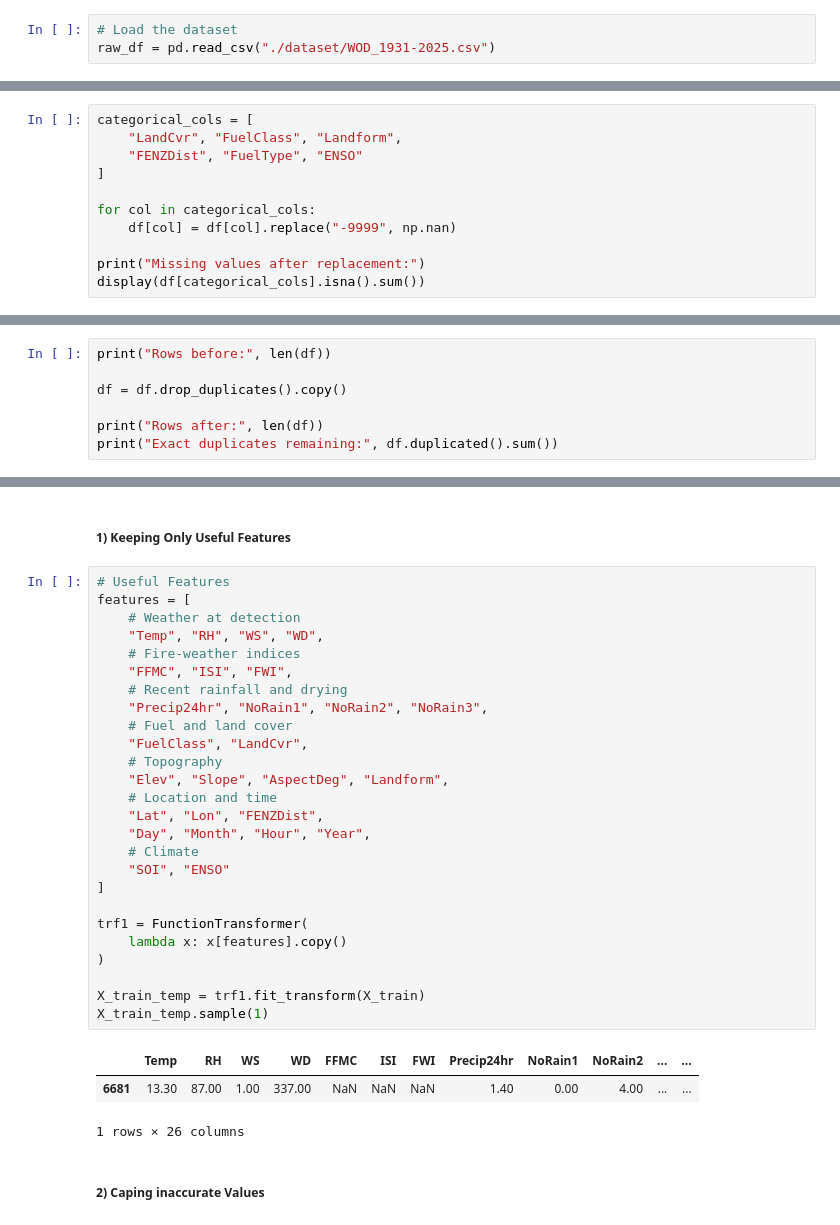
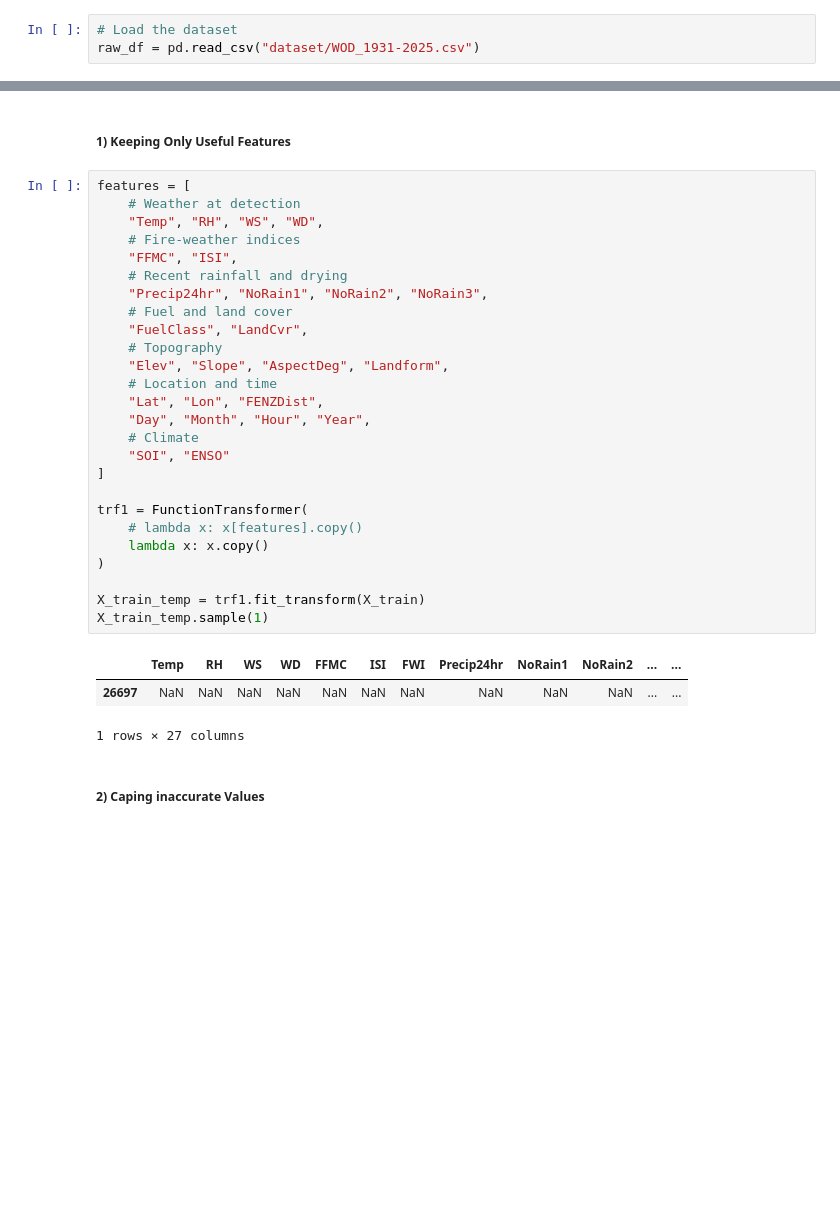
Before and after one commit to simran2104/wildfire-potential-prediction-at-ignition, a Jupyter notebook: wildfire-potential-prediction.ipynb, the cells around one changed output, grey strips where cells are left out. Drawn from its saved outputs; the diff is of its cells as text; blank space fills up the shorter version.

```diff
--- a/wildfire-potential-prediction.ipynb
+++ b/wildfire-potential-prediction.ipynb
@@ -6,7 +6,7 @@ import seaborn as sns
 import scipy.stats as stats
 # %%
 # Load the dataset
-raw_df = pd.read_csv("./dataset/WOD_1931-2025.csv")
+raw_df = pd.read_csv("dataset/WOD_1931-2025.csv")
 # %% [markdown]
 #### Initial Data Understanding
 # %%
@@ -1225,11 +691,0 @@ ENSO: 43
-# %%
-categorical_cols = [
-    "LandCvr", "FuelClass", "Landform",
-    "FENZDist", "FuelType", "ENSO"
-]
-
-for col in categorical_cols:
-    df[col] = df[col].replace("-9999", np.nan)
-
-print("Missing values after replacement:")
-display(df[categorical_cols].isna().sum())
@@ -1364,7 +691,0 @@ df[df.duplicated(keep=False)].sort_values(by=["Year", "Month", "Day"])
-# %%
-print("Rows before:", len(df))
-
-df = df.drop_duplicates().copy()
-
-print("Rows after:", len(df))
-print("Exact duplicates remaining:", df.duplicated().sum())
@@ -1414,35 +722,35 @@ from sklearn.preprocessing import FunctionTransformer
 # %% [markdown]
 ##### 1) Keeping Only Useful Features
 # %%
-# Useful Features
 features = [
     # Weather at detection
     "Temp", "RH", "WS", "WD",
     # Fire-weather indices
-    "FFMC", "ISI", "FWI",
+    "FFMC", "ISI",
     # Recent rainfall and drying
     "Precip24hr", "NoRain1", "NoRain2", "NoRain3",
     # Fuel and land cover
     "FuelClass", "LandCvr",
     # Topography
     "Elev", "Slope", "AspectDeg", "Landform",
     # Location and time
     "Lat", "Lon", "FENZDist",
     "Day", "Month", "Hour", "Year",
     # Climate
     "SOI", "ENSO"
 ]
 
 trf1 = FunctionTransformer(
-    lambda x: x[features].copy()
+    # lambda x: x[features].copy()
+    lambda x: x.copy()
 )
 
 X_train_temp = trf1.fit_transform(X_train)
 X_train_temp.sample(1)
 # %% [output]
 |  | Temp | RH | WS | WD | FFMC | ISI | FWI | Precip24hr | NoRain1 | NoRain2 | ... | ... |
-| 6681 | 13.30 | 87.00 | 1.00 | 337.00 | NaN | NaN | NaN | 1.40 | 0.00 | 4.00 | ... | ... |
+| 26697 | NaN | NaN | NaN | NaN | NaN | NaN | NaN | NaN | NaN | NaN | ... | ... |
-1 rows × 26 columns
+1 rows × 27 columns
 # %% [markdown]
 ##### 2) Caping inaccurate Values
 # %%
```
Also changed, not shown: parts of 62 cells of this notebook.
